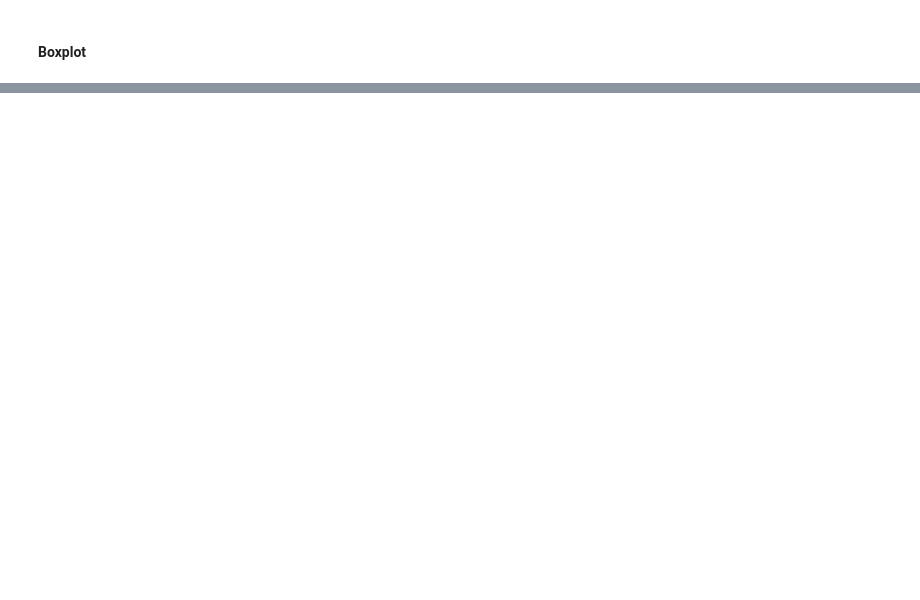
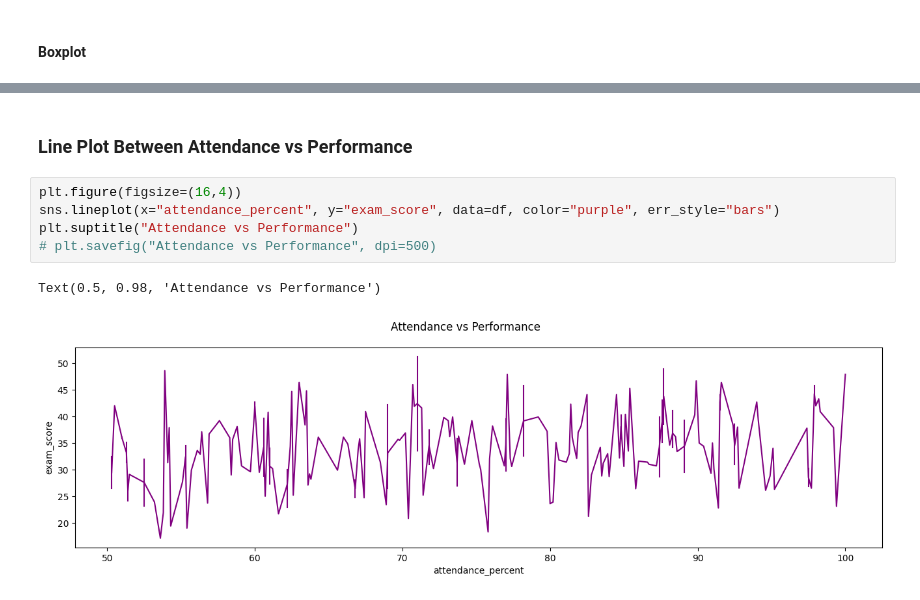
Before and after one commit to dsrathore1/Project-Student_Exam_Scores, a Jupyter notebook: Notebooks/3) Data Visualization.ipynb, the cells around one changed output, grey strips where cells are left out. Cells and saved outputs as stored; diff of their text form; blank space fills up the shorter version.

```diff
--- a/Notebooks/3) Data Visualization.ipynb
+++ b/Notebooks/3) Data Visualization.ipynb
@@ -47,0 +61,10 @@ sns.boxplot(
+# %% [markdown]
+### **Line Plot Between Attendance vs Performance**
+# %%
+plt.figure(figsize=(16,4))
+sns.lineplot(x="attendance_percent", y="exam_score", data=df, color="purple", err_style="bars")
+plt.suptitle("Attendance vs Performance")
+# plt.savefig("Attendance vs Performance", dpi=500)
+# %% [output]
+Text(0.5, 0.98, 'Attendance vs Performance')
+[figure, added]
```
Also changed, not shown: parts of 5 cells of this notebook, 1 other file.
